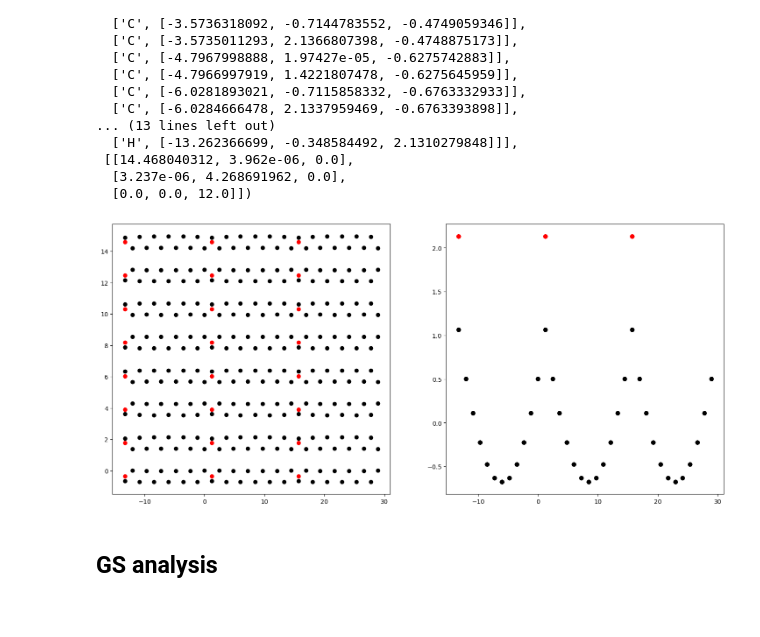
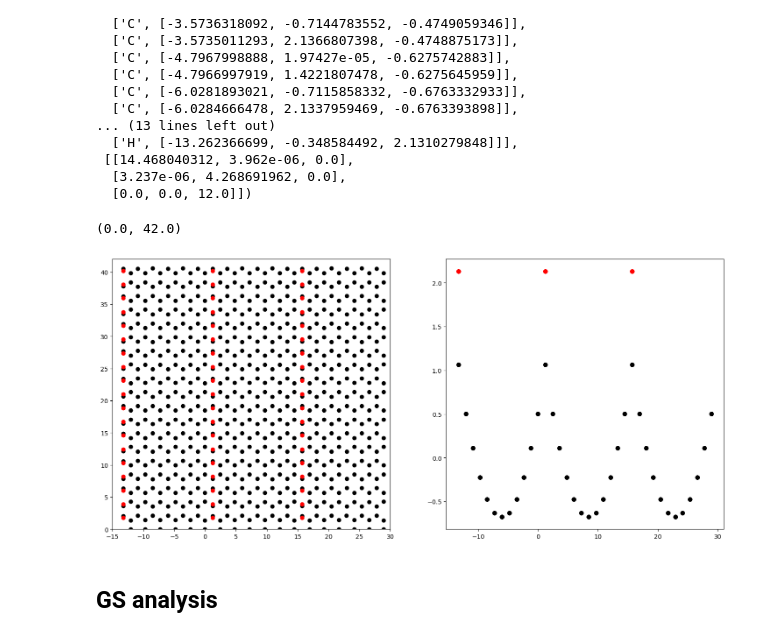
Before and after one commit to marcodalessandro76/AGSL5, a Jupyter notebook: n_6/DFT_Analysis.ipynb, the cells around one changed output. Drawn from its saved outputs; the diff is of its cells as text; code cells hidden in the pictures.

```diff
--- a/n_6/DFT_Analysis.ipynb
+++ b/n_6/DFT_Analysis.ipynb
@@ -107,19 +107,22 @@ atoms,cell_parameters
   [0.0, 0.0, 12.0]])
 # %%
 lattice = np.array(cell_parameters)
-positions = LL.build_lattice(lattice,atoms,3,4,1) #3,4
+positions = LL.build_lattice(lattice,atoms,3,10,1) #3,4
 # %%
 fig, ax = plt.subplots(nrows=1,ncols=2,figsize=(18,8))
 for at in positions:
     if at[0] == 'C': color = 'black'
     if at[0] == 'H': color = 'red'
     ax[0].scatter(at[1],at[2],color=color)
 for at in positions:
     if at[0] == 'C': color = 'black'
     if at[0] == 'H': color = 'red'
     ax[1].scatter(at[1],at[3],color=color)
+ax[0].set_xlim(-15,30)
+ax[0].set_ylim(0,42)
 # %% [output]
+(0.0, 42.0)
-[figure, old version]
+[figure, new version]
 # %% [markdown]
 ## GS analysis
 # %%
```
Also changed, not shown: 7 other files.
